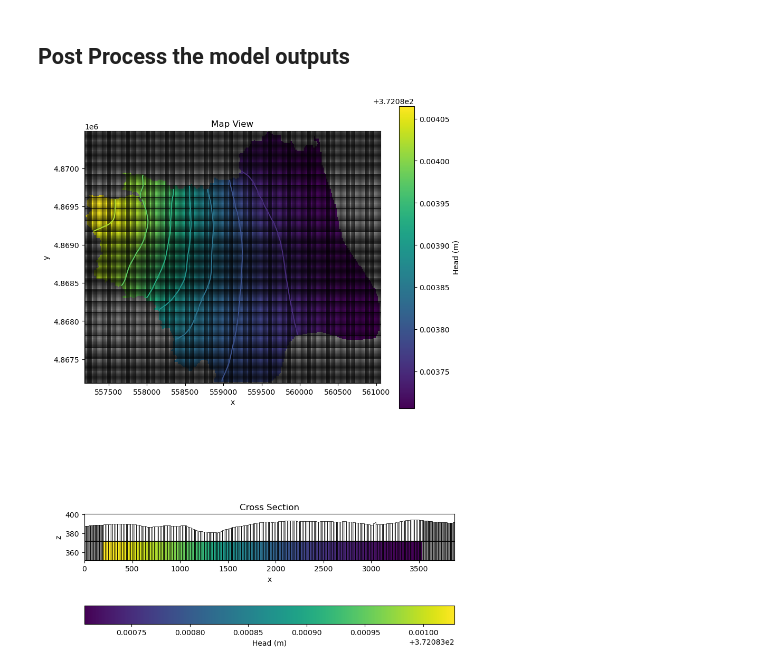
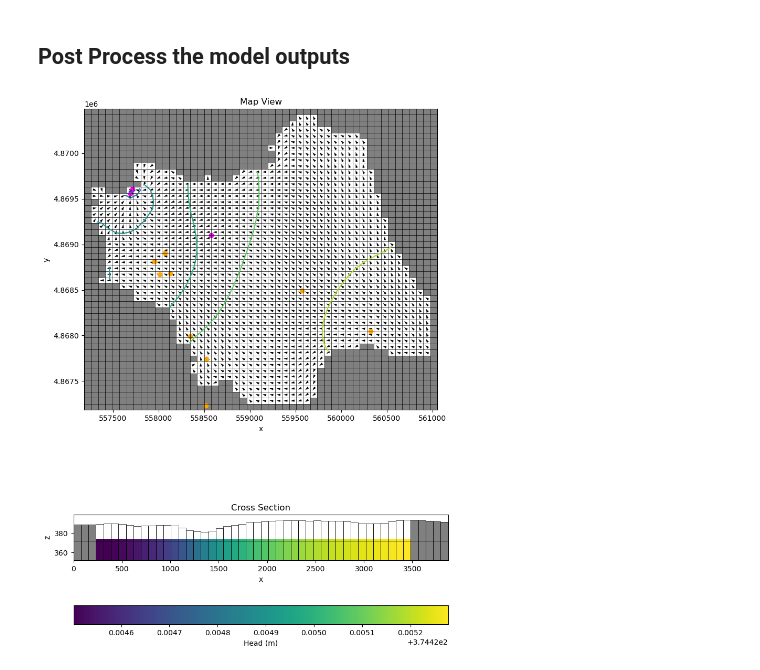
Before and after one commit to Csaucer/BearSpringUMN, a Jupyter notebook: EPM/EPM_wsgrid.ipynb, the cells around one changed output. Drawn from its saved outputs; the diff is of its cells as text; code cells hidden in the pictures.

```diff
--- a/EPM/EPM_wsgrid.ipynb
+++ b/EPM/EPM_wsgrid.ipynb
@@ -84,7 +97,7 @@ Feature ID: 55D810,row: 207, col: 86, DEM_elev: 393.2694396972656
 # %%
 #Import the DEM data
-ncol = 250# number of grid columns in the model (Needs to be the same for the DEM grid conversion and for the model)
-nrow = 250 # number of grid rows in the model (Needs to be the same for the DEM grid conversion and for the model)
+ncol = 50# number of grid columns in the model (Needs to be the same for the DEM grid conversion and for the model)
+nrow = 50 # number of grid rows in the model (Needs to be the same for the DEM grid conversion and for the model)
 
 with rasterio.open('./data/DEM_1m/dem_1m_m.bil') as src:
     #define the window of useful data(in UTM coords) from the larger DEM shapefile
@@ -114,7 +127,9 @@ plt.colorbar(label='Elevation (m)')
 plt.xlabel('UTME')
 plt.ylabel('UTMN')
 plt.title('DEM Elevation Plot')
-
+plt.scatter(springs['UTME'], springs['UTMN'], color = 'green', label='Springs')
+plt.scatter(sinkholes['UTME'], sinkholes['UTMN'], color='orange', label = 'Sinkholes')
+plt.legend()
 plt.show()
 
 #print the boundary values of the DEM
@@ -394,32 +411,34 @@ qx, qy, qz = flopy.utils.postprocessing.get_specific_discharge(spdis, gwf)
 # %%
 # create a plot of the model results
 fig, axes = plt.subplots(2, 1, figsize=(8, 11))
 ax = axes[0]
 ax.set_title("Map View")
 ax.set_aspect(1)
 ax.set_xlabel("x")
 ax.set_ylabel("y")
 pmv = flopy.plot.PlotMapView(gwf, ax=ax)
 #pmv.plot_bc(ftype="CHD")
-cb = pmv.plot_array(head)
+#cb = pmv.plot_array(head)
 pmv.plot_inactive(color_noflow="gray")
 pmv.plot_grid(color="black", linewidth=0.5)
 pmv.contour_array(head)
-#pmv.plot_vector(qx, qy, normalize=True, color="black", istep=1, jstep=1)
-plt.colorbar(cb, label = "Head (m)")
+pmv.plot_vector(qx, qy, normalize=True, color="black", istep=1, jstep=1)
+ax.scatter(springs['UTME'], springs['UTMN'], color = 'magenta', label='Springs')
+ax.scatter(sinkholes['UTME'], sinkholes['UTMN'], color='orange', label = 'Sinkholes')
+#plt.colorbar(cb, label = "Head (m)")
 
 ax = axes[1]
 ax.set_title("Cross Section")
 ax.set_aspect(10.)
 ax.set_xlabel("x")
 ax.set_ylabel("z")
 pxs = flopy.plot.PlotCrossSection(gwf, ax=ax, line={"row": int(nrow/2)})
 pxs.plot_inactive(color_noflow="gray")
 #pxs.plot_bc(ftype="CHD")
 pxs.plot_array(head, head=head)
 cb = pxs.plot_array(head, head=head)
 pxs.plot_grid(color="black", linewidth=0.5)
 plt.colorbar(cb, orientation='horizontal', label = 'Head (m)')
 plt.tight_layout()
 # %% [output]
-[figure, old version]
+[figure, new version]
```
Also changed, not shown: parts of 9 cells of this notebook.
